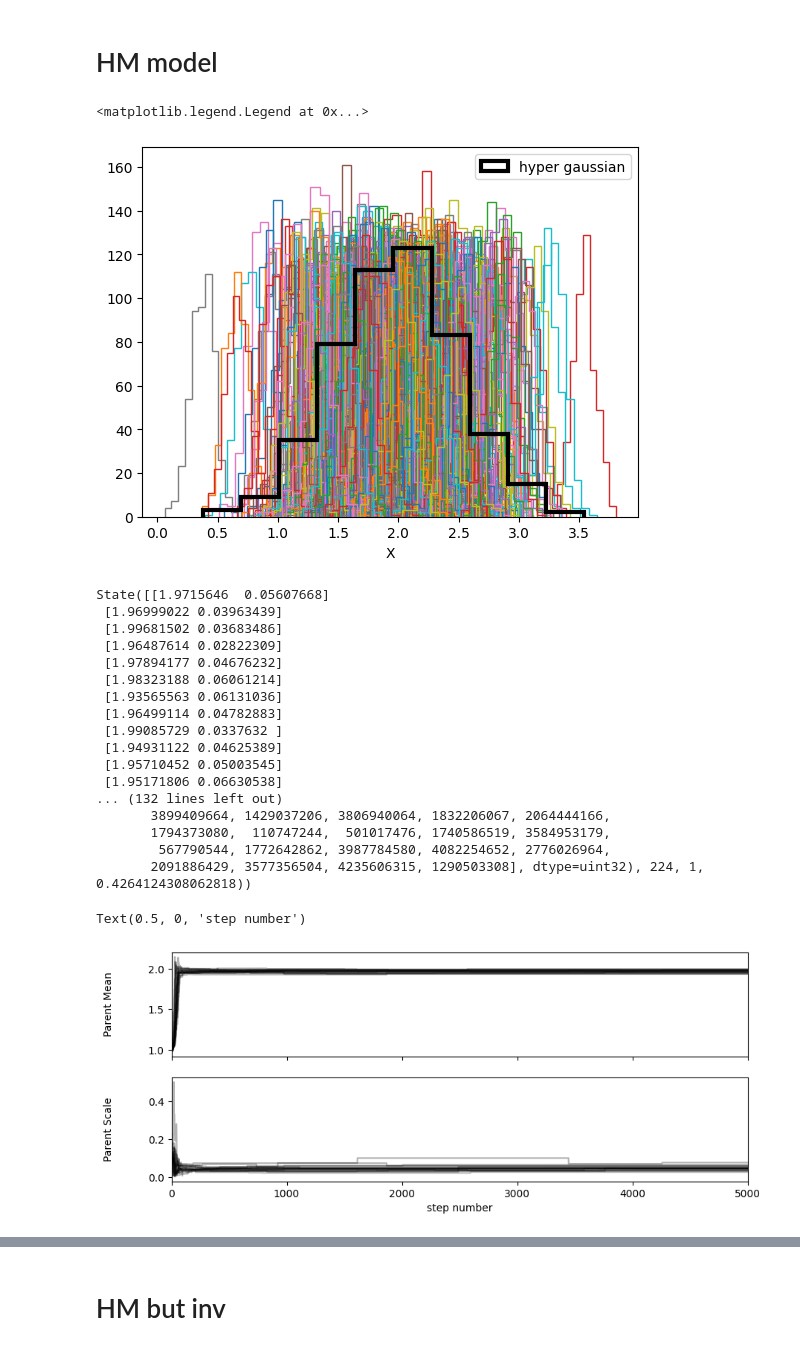
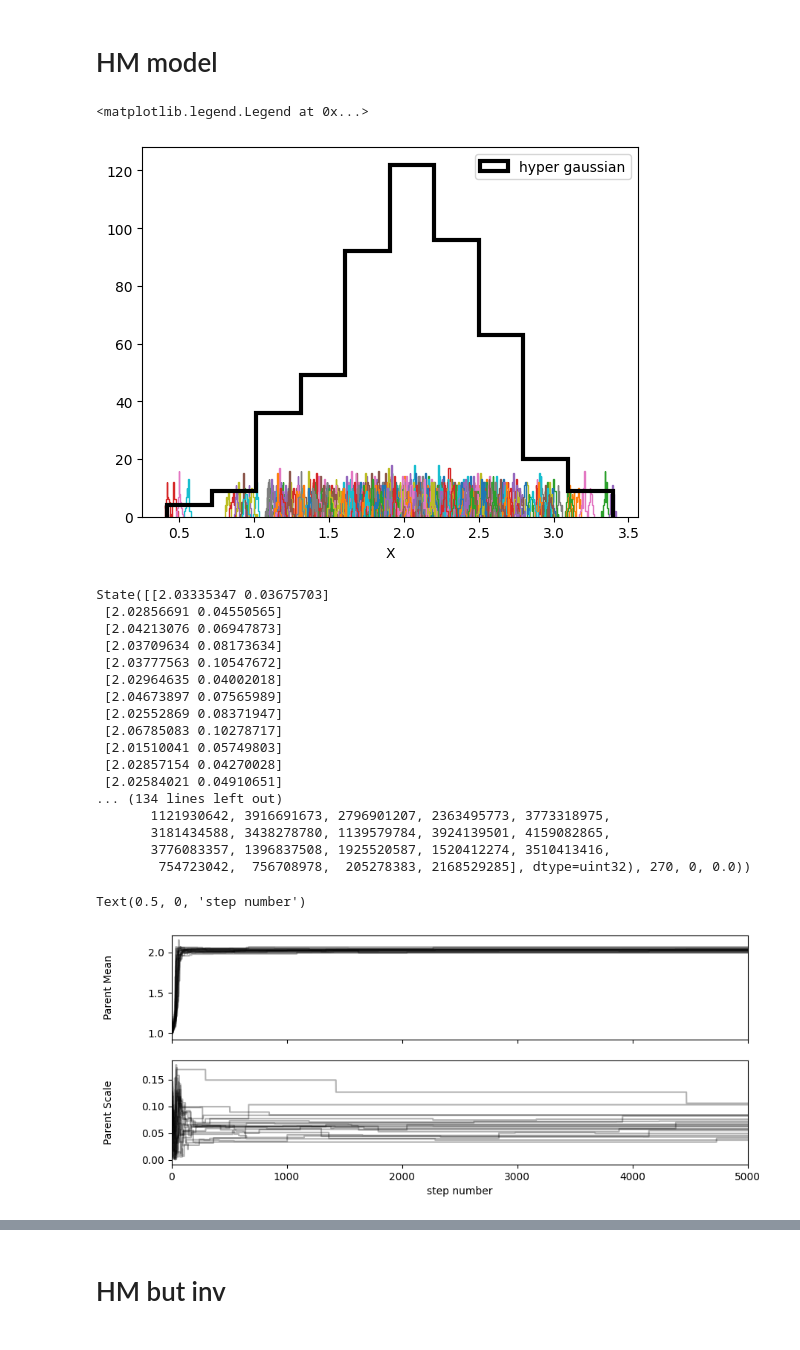
Before and after one commit to SSingh087/test-hierarchical-model, a Jupyter notebook: test-toy-HM/EMCEE tests/test-emcee-variation.ipynb, the cells around one changed output, grey strips where cells are left out. Drawn from its saved outputs; the diff is of its cells as text; code cells hidden in the pictures.

```diff
--- a/test-toy-HM/EMCEE tests/test-emcee-variation.ipynb
+++ b/test-toy-HM/EMCEE tests/test-emcee-variation.ipynb
@@ -430,26 +430,26 @@ def generate_data(mean, scale, size):
 # %%
 # True parameters for the parent + child Gaussian distribution
 
 true_parent_mean = 2.0 # hyperparameter
 true_parent_scale = .5 # hyperparameter
-true_child_scale = 0.1
+true_child_scale = 0.01
 
 N_obs = 500
-size_child = 500
+size_child = 50
 
 # Hypothesis for parent gaussian
 hyper_gaussian = generate_data(true_parent_mean, true_parent_scale, size=N_obs)
 
 true_gaussian = np.random.normal(loc=hyper_gaussian[:, np.newaxis], scale=true_child_scale, size=(N_obs, size_child))
 
 for i in range(N_obs):
     plt.hist(true_gaussian[i], fill=False, histtype='step')
 plt.hist(hyper_gaussian, fill=False, histtype='step', color='black',linewidth=3, label='hyper gaussian')
 plt.xlabel("X")
 plt.legend()
 # %% [output]
 <matplotlib.legend.Legend at 0x...>
-[figure, old version]
+[figure, new version]
 # %%
 def hierarchical_model(params):
     """
@@ -503,23 +503,23 @@ ndim = len(initial_params)
 sampler = emcee.EnsembleSampler(n_walkers, ndim, log_posterior)
 sampler.run_mcmc(initial_positions, n_steps, progress=True)
 # %% [output]
-State([[1.9715646  0.05607668]
- [1.96999022 0.03963439]
- [1.99681502 0.03683486]
- [1.96487614 0.02822309]
- [1.97894177 0.04676232]
- [1.98323188 0.06061214]
- [1.93565563 0.06131036]
- [1.96499114 0.04782883]
- [1.99085729 0.0337632 ]
- [1.94931122 0.04625389]
- [1.95710452 0.05003545]
- [1.95171806 0.06630538]
-... (132 lines left out)
-       3899409664, 1429037206, 3806940064, 1832206067, 2064444166,
-       1794373080,  110747244,  501017476, 1740586519, 3584953179,
-        567790544, 1772642862, 3987784580, 4082254652, 2776026964,
-       2091886429, 3577356504, 4235606315, 1290503308], dtype=uint32), 224, 1, 0.4264124308062818))
+State([[2.03335347 0.03675703]
+ [2.02856691 0.04550565]
+ [2.04213076 0.06947873]
+ [2.03709634 0.08173634]
+ [2.03777563 0.10547672]
+ [2.02964635 0.04002018]
+ [2.04673897 0.07565989]
+ [2.02552869 0.08371947]
+ [2.06785083 0.10278717]
+ [2.01510041 0.05749803]
+ [2.02857154 0.04270028]
+ [2.02584021 0.04910651]
+... (134 lines left out)
+       1121930642, 3916691673, 2796901207, 2363495773, 3773318975,
+       3181434588, 3438278780, 1139579784, 3924139501, 4159082865,
+       3776083357, 1396837508, 1925520587, 1520412274, 3510413416,
+        754723042,  756708978,  205278383, 2168529285], dtype=uint32), 270, 0, 0.0))
 # %%
 fig, axes = plt.subplots(2, figsize=(10, 4), sharex=True)
 samples = sampler.get_chain()
@@ -534,7 +534,7 @@ for i in range(ndim):
 axes[-1].set_xlabel("step number")
 # %% [output]
 Text(0.5, 0, 'step number')
-[figure, old version]
+[figure, new version]
 # %%
 tau = sampler.get_autocorr_time()
 print(tau)
```
Also changed, not shown: parts of 91 cells of this notebook, 2 other files.
